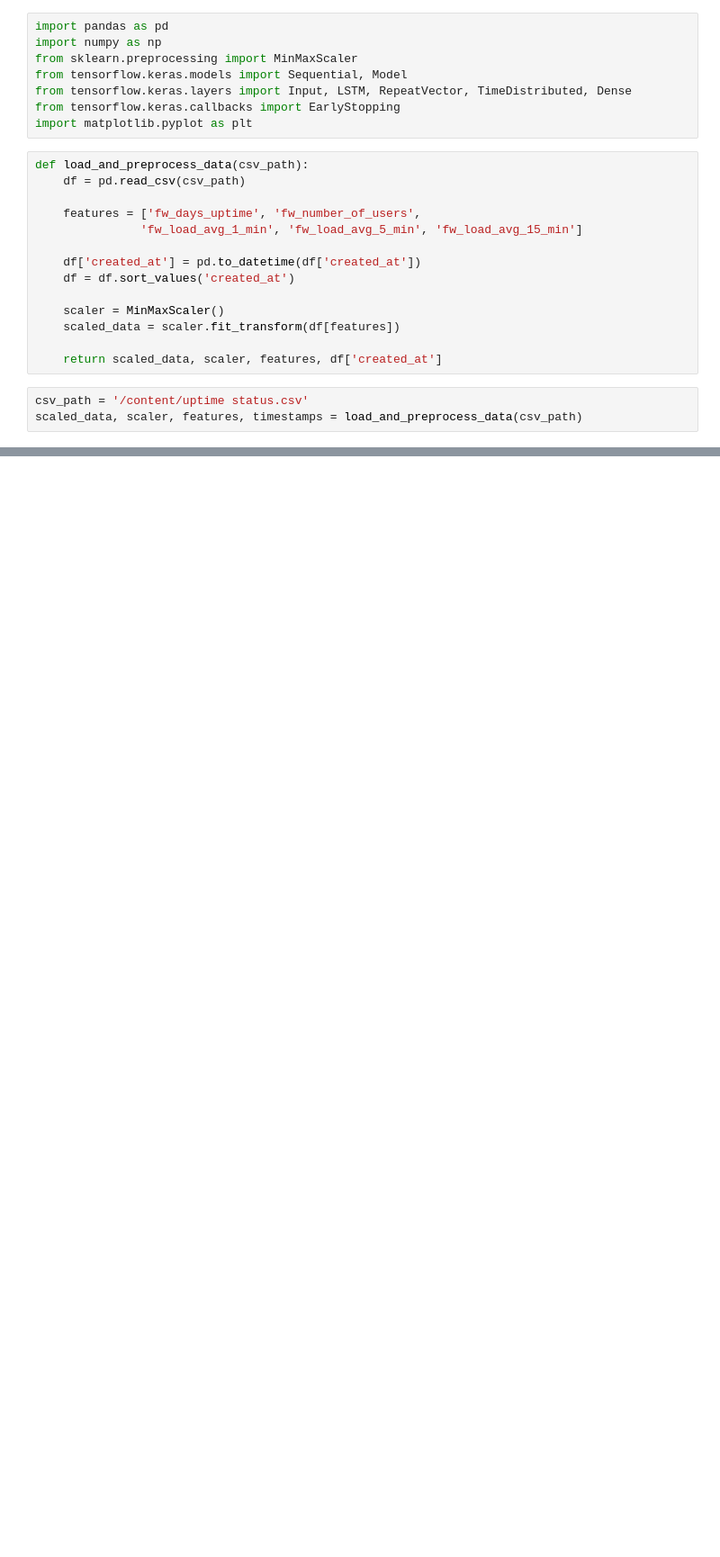
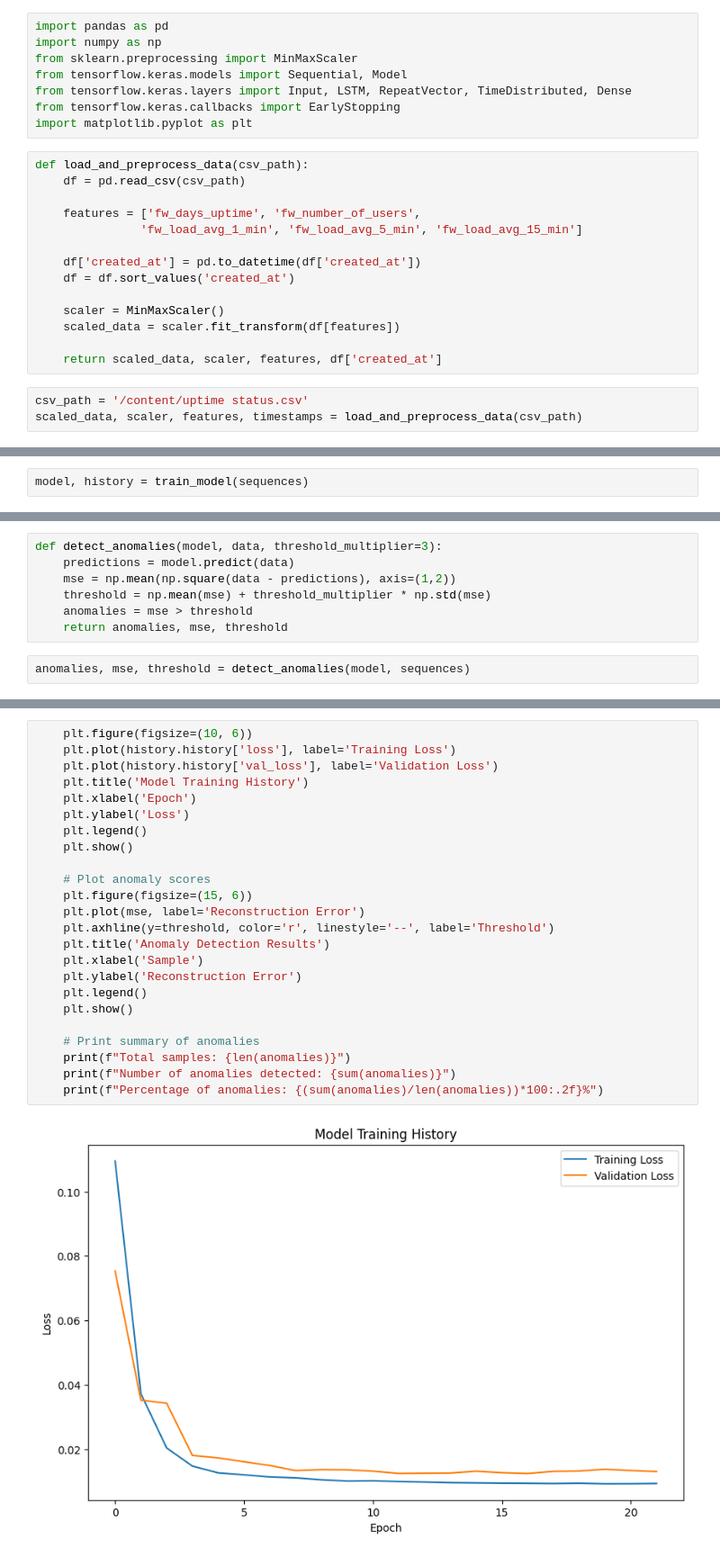
Before and after one commit to Aikhusy/Applied_LSTM_Autoencoder_Anomaly_Detections_For_Firewall_log, a Jupyter notebook: 22_01_2025_Deep_learning_LSTM_Autoencoder_Uptime_Status_Linux_Machine.ipynb, the cells around one changed output, grey strips where cells are left out. Shown at 90% size. Cells and saved outputs as stored; diff of their text form; blank space fills up the shorter version.

Commit message:
feat : ugly Model

```diff
--- a/22_01_2025_Deep_learning_LSTM_Autoencoder_Uptime_Status_Linux_Machine.ipynb
+++ b/22_01_2025_Deep_learning_LSTM_Autoencoder_Uptime_Status_Linux_Machine.ipynb
@@ -43,0 +85,2 @@ plt.show()
+# %%
+model, history = train_model(sequences)
@@ -43,0 +106,9 @@ plt.show()
+# %%
+def detect_anomalies(model, data, threshold_multiplier=3):
+    predictions = model.predict(data)
+    mse = np.mean(np.square(data - predictions), axis=(1,2))
+    threshold = np.mean(mse) + threshold_multiplier * np.std(mse)
+    anomalies = mse > threshold
+    return anomalies, mse, threshold
+# %%
+anomalies, mse, threshold = detect_anomalies(model, sequences)
@@ -43,0 +117,26 @@ plt.show()
+# %%
+    plt.figure(figsize=(10, 6))
+    plt.plot(history.history['loss'], label='Training Loss')
+    plt.plot(history.history['val_loss'], label='Validation Loss')
+    plt.title('Model Training History')
+    plt.xlabel('Epoch')
+    plt.ylabel('Loss')
+    plt.legend()
+    plt.show()
+
+    # Plot anomaly scores
+    plt.figure(figsize=(15, 6))
+    plt.plot(mse, label='Reconstruction Error')
+    plt.axhline(y=threshold, color='r', linestyle='--', label='Threshold')
+    plt.title('Anomaly Detection Results')
+    plt.xlabel('Sample')
+    plt.ylabel('Reconstruction Error')
+    plt.legend()
+    plt.show()
+
+    # Print summary of anomalies
+    print(f"Total samples: {len(anomalies)}")
+    print(f"Number of anomalies detected: {sum(anomalies)}")
+    print(f"Percentage of anomalies: {(sum(anomalies)/len(anomalies))*100:.2f}%")
+# %% [output]
+[figure, added]
```
Also changed, not shown: parts of 9 cells of this notebook.
